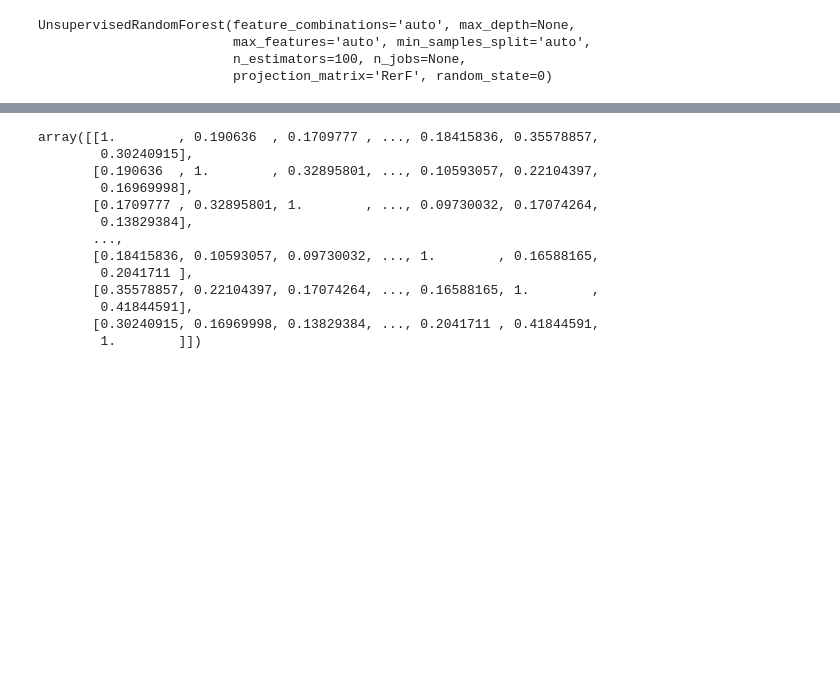
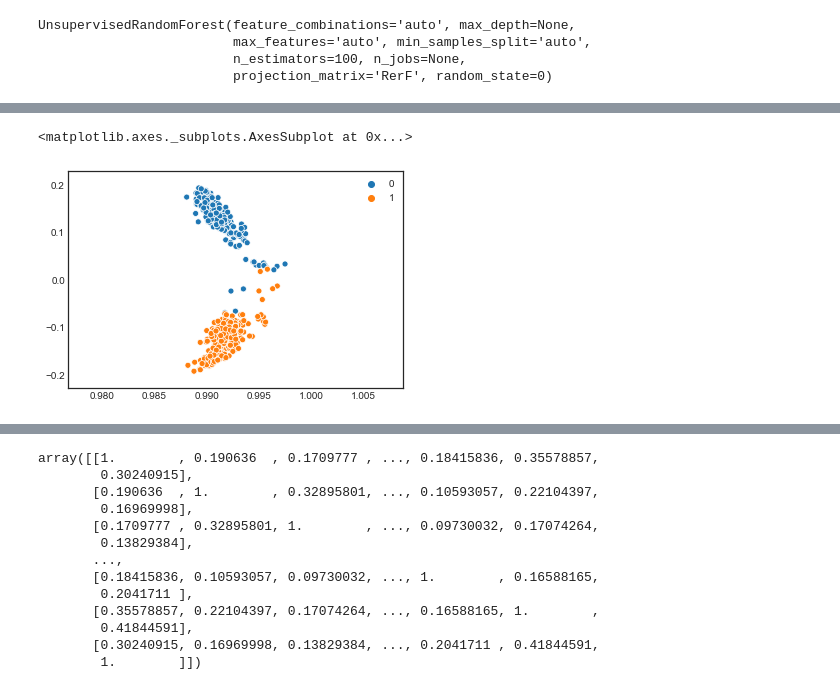
Before and after one commit to NeuroDataDesign/team-forbidden-forest, a Jupyter notebook: Sahana/USPORF_MDS (1).ipynb, the cells around one changed output, grey strips where cells are left out. Cells and saved outputs as stored; diff of their text form; code cells hidden in the pictures; blank space fills up the shorter version.

```diff
--- a/Sahana/USPORF_MDS (1).ipynb
+++ b/Sahana/USPORF_MDS (1).ipynb
@@ -118,0 +132,8 @@ plt.imshow(diss_mat)
+# %%
+from graspy.embed import AdjacencySpectralEmbed
+ase = AdjacencySpectralEmbed()
+latent = ase.fit_transform(diss_mat)
+sns.scatterplot(latent[:,0], latent[:,1], hue=Y)
+# %% [output]
+<matplotlib.axes._subplots.AxesSubplot at 0x...>
+[figure, added]
```
Also changed, not shown: parts of 9 cells of this notebook.
